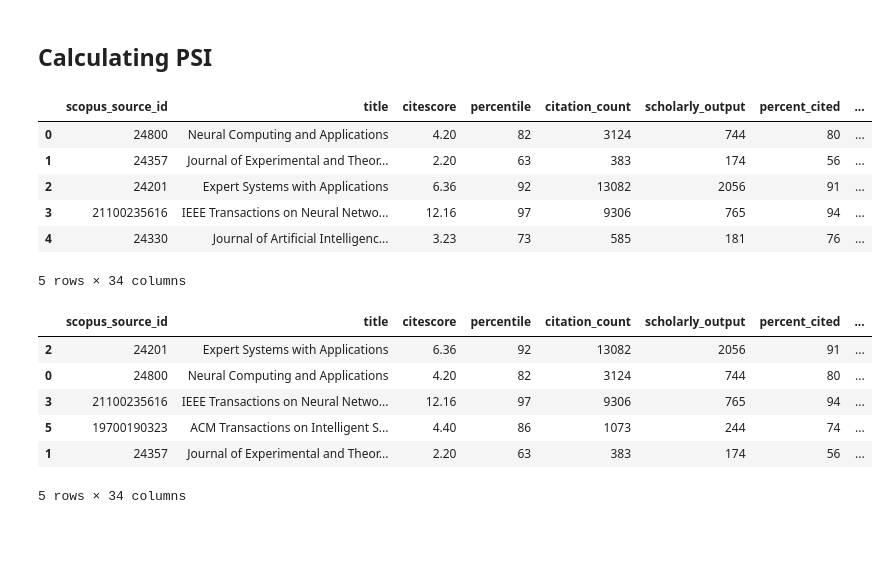
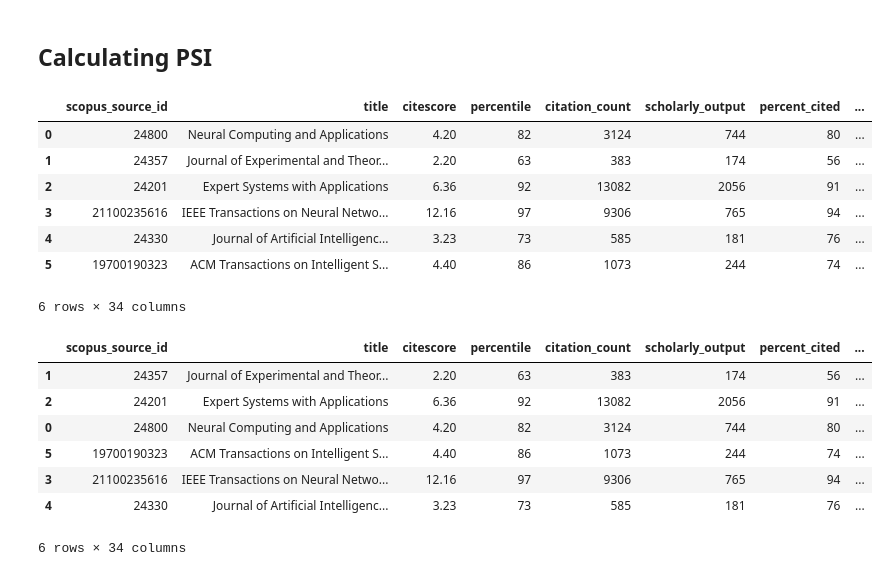
Before and after one commit to Oritsegbubemi/journal-ranking-system-dataset, a Jupyter notebook: Examples/AI Journals Ranking/User Journals.ipynb, the cells around one changed output. Cells and saved outputs as stored; diff of their text form; code cells hidden in the pictures; blank space fills up the shorter version.

```diff
--- a/Examples/AI Journals Ranking/User Journals.ipynb
+++ b/Examples/AI Journals Ranking/User Journals.ipynb
@@ -95,7 +95,7 @@ for i in range(number):
     psi.append(psi_sum)
 journal['PSI'] = psi
 # %%
-journal.head()
+journal.head(6)
 # %% [output]
 |  | scopus_source_id | title | citescore | percentile | citation_count | scholarly_output | percent_cited | ... |
 | 0 | 24800 | Neural Computing and Applications | 4.20 | 82 | 3124 | 744 | 80 | ... |
@@ -103,17 +103,19 @@ journal.head()
 | 2 | 24201 | Expert Systems with Applications | 6.36 | 92 | 13082 | 2056 | 91 | ... |
 | 3 | 21100235616 | IEEE Transactions on Neural Netwo... | 12.16 | 97 | 9306 | 765 | 94 | ... |
 | 4 | 24330 | Journal of Artificial Intelligenc... | 3.23 | 73 | 585 | 181 | 76 | ... |
+| 5 | 19700190323 | ACM Transactions on Intelligent S... | 4.40 | 86 | 1073 | 244 | 74 | ... |
-5 rows × 34 columns
+6 rows × 34 columns
 # %%
 ranked_journal = journal.sort_values('PSI', ascending=False)
-ranked_journal.head()
+ranked_journal.head(6)
 # %% [output]
 |  | scopus_source_id | title | citescore | percentile | citation_count | scholarly_output | percent_cited | ... |
+| 1 | 24357 | Journal of Experimental and Theor... | 2.20 | 63 | 383 | 174 | 56 | ... |
 | 2 | 24201 | Expert Systems with Applications | 6.36 | 92 | 13082 | 2056 | 91 | ... |
 | 0 | 24800 | Neural Computing and Applications | 4.20 | 82 | 3124 | 744 | 80 | ... |
+| 5 | 19700190323 | ACM Transactions on Intelligent S... | 4.40 | 86 | 1073 | 244 | 74 | ... |
 | 3 | 21100235616 | IEEE Transactions on Neural Netwo... | 12.16 | 97 | 9306 | 765 | 94 | ... |
-| 5 | 19700190323 | ACM Transactions on Intelligent S... | 4.40 | 86 | 1073 | 244 | 74 | ... |
-| 1 | 24357 | Journal of Experimental and Theor... | 2.20 | 63 | 383 | 174 | 56 | ... |
+| 4 | 24330 | Journal of Artificial Intelligenc... | 3.23 | 73 | 585 | 181 | 76 | ... |
-5 rows × 34 columns
+6 rows × 34 columns
 # %%
 ranked_journal.to_csv('Result Journals.csv', index=False)
```
Also changed, not shown: parts of 4 cells of this notebook, 6 other files.
